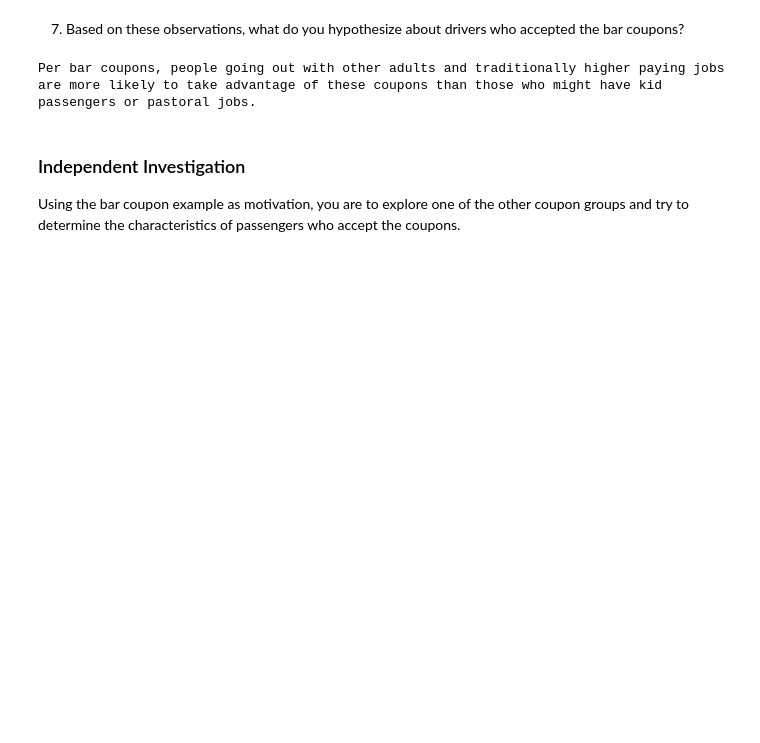
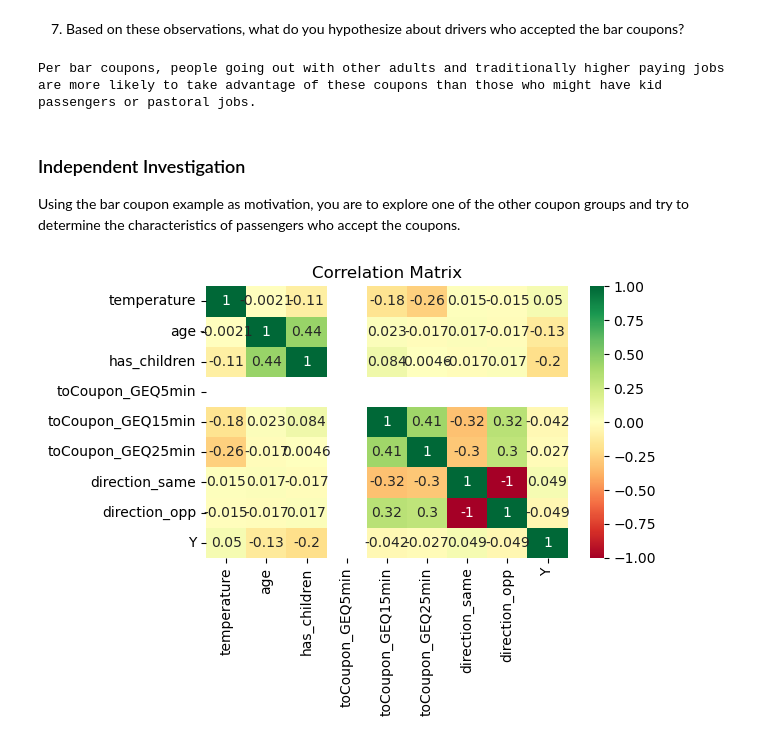
Before and after one commit to peanutenthusiast/legendary-falafel, a Jupyter notebook: prompt.ipynb, the cells around one changed output. Cells and saved outputs as stored; diff of their text form; code cells hidden in the pictures; blank space fills up the shorter version.

```diff
--- a/prompt.ipynb
+++ b/prompt.ipynb
@@ -391,3 +391,15 @@ Per bar coupons, people going out with other adults and traditionally higher pay
 ### Independent Investigation
 
 Using the bar coupon example as motivation, you are to explore one of the other coupon groups and try to determine the characteristics of passengers who accept the coupons.
+# %%
+data_with_transformed_age['age'] = data['age'].replace({
+  'below21': '20',
+  '50plus': '50'
+}).astype(int)
+
+sns.heatmap(data_with_transformed_age.corr(numeric_only=True), annot=True, cmap='RdYlGn')
+plt.title('Correlation Matrix')
+plt.tight_layout()
+plt.show()
+# %% [output]
+[figure, added]
```
Also changed, not shown: parts of 7 cells of this notebook, 4 other files.
